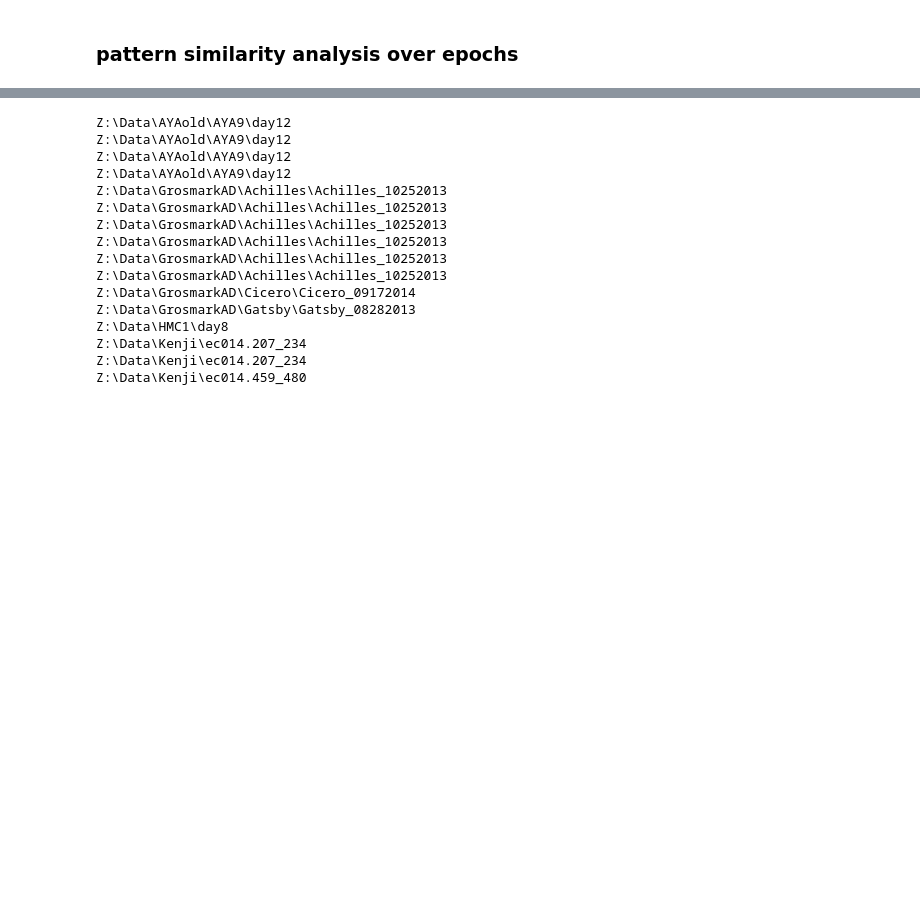
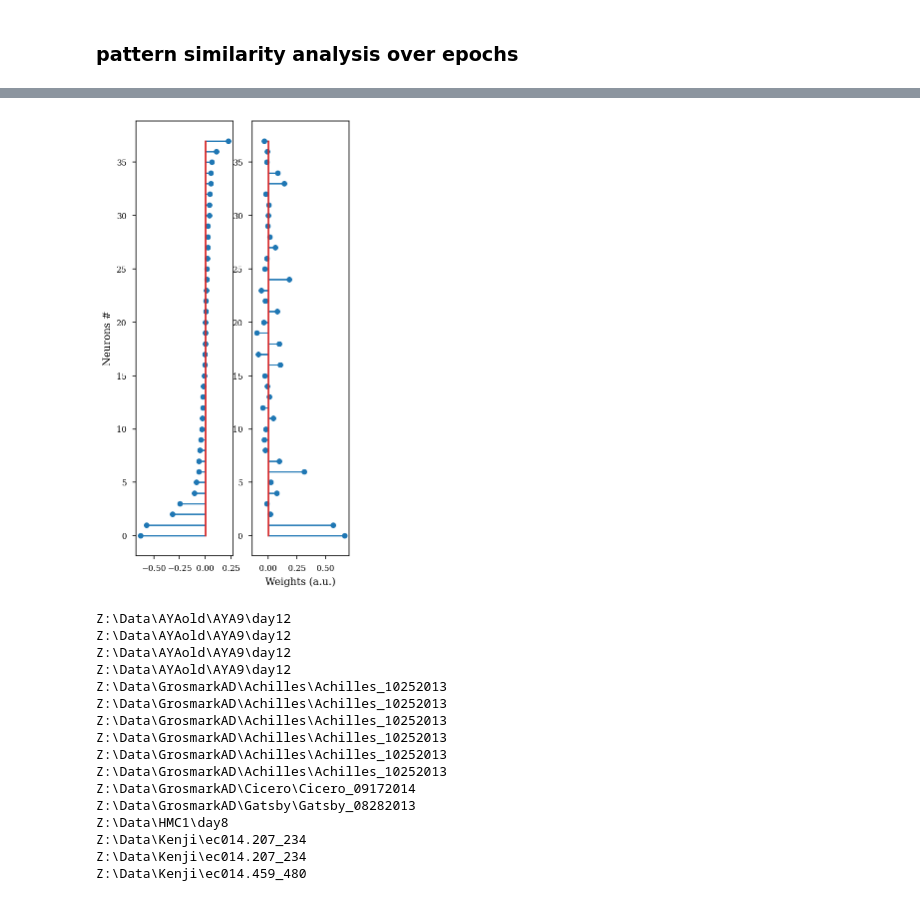
Before and after one commit to ryanharvey1/ripple_heterogeneity, a Jupyter notebook: scripts/assembly/assembly_pre_task_post.ipynb, the cells around one changed output, grey strips where cells are left out. Saved outputs shown, nothing was run; the diff lists cells and outputs as text; code cells hidden in the pictures; blank space fills up the shorter version.

```diff
--- a/scripts/assembly/assembly_pre_task_post.ipynb
+++ b/scripts/assembly/assembly_pre_task_post.ipynb
@@ -381,4 +417,4 @@ df["basepath"] = basepaths
 # save_path = r'Z:\home\ryanh\projects\ripple_heterogeneity\cell_assembly_epochs_40ms'
 save_path = r"Z:\home\ryanh\projects\ripple_heterogeneity\cell_assembly_epochs_10ms"
 
-assembly_individual_epochs.assembly_run(df, save_path, parallel=True)
+assembly_individual_epochs.assembly_run(df, save_path, parallel=False)
@@ -401,17 +439,17 @@ df.loc[df.deepSuperficialDistance >= sup, "deepSuperficial"] = "Superficial"
 ### label assembly
 # %%
 def add_assembly_composition(df):
+    df["comp"] = "unknown"
     for basepath in df.basepath.unique():
         for n_as in df[df.basepath == basepath].assembly_n.unique():
             idx = (df.basepath == basepath) & (df.assembly_n == n_as)
-            temp_df = df[idx]
 
-            mem_idx = temp_df.membership == True
-            sup_idx = temp_df.deepSuperficial == "Superficial"
-            deep_idx = temp_df.deepSuperficial == "Deep"
+            mem_idx = df[idx].membership == True
+            sup_idx = df[idx].deepSuperficial == "Superficial"
+            deep_idx = df[idx].deepSuperficial == "Deep"
 
             if sum(mem_idx) < 2:
-                df.loc[idx, "comp"] = "unknown"
+                continue
             elif ((deep_idx & mem_idx).sum() > 0) & ((sup_idx & mem_idx).sum() > 0):
                 df.loc[idx, "comp"] = "mixed"
             elif ((deep_idx & mem_idx).sum() > 1) & ((sup_idx & mem_idx).sum() == 0):
@@ -504,3 +561,21 @@ Name: 235, dtype: object
+# %%
+x = df[(df.basepath == "Z:\Data\GrosmarkAD\Gatsby\Gatsby_08282013") & (df.assembly_n == 426)].weights.values
+y = df[(df.basepath == "Z:\Data\GrosmarkAD\Gatsby\Gatsby_08282013") & (df.assembly_n == 446)].weights.values
+# plt.scatter(x,y)
+
+sort_idx = np.argsort(x)
+fig, axes = plt.subplots(4, 1, figsize=(8, 8))
+ax1 = plt.subplot(141)
+plt.stem(x[sort_idx], orientation = 'horizontal')
+ax1.set_ylabel('Neurons #')
+# ax1.set_title('epoch #' + str(temp_df[idx].epoch_n.unique()[0]))
+ax2 = plt.subplot(142, sharey=ax1)
+plt.stem(y[sort_idx], orientation = 'horizontal')
+ax2.set_xlabel('Weights (a.u.)')
+# ax2.set_title('epoch #' + str(temp_df[idx].epoch_n.unique()[1]))
+plt.show()
+# %% [output]
+[figure, added]
 # %%
 for basepath in df.basepath.unique():
     # pull out current session data
```
Also changed, not shown: parts of 9 cells of this notebook.
